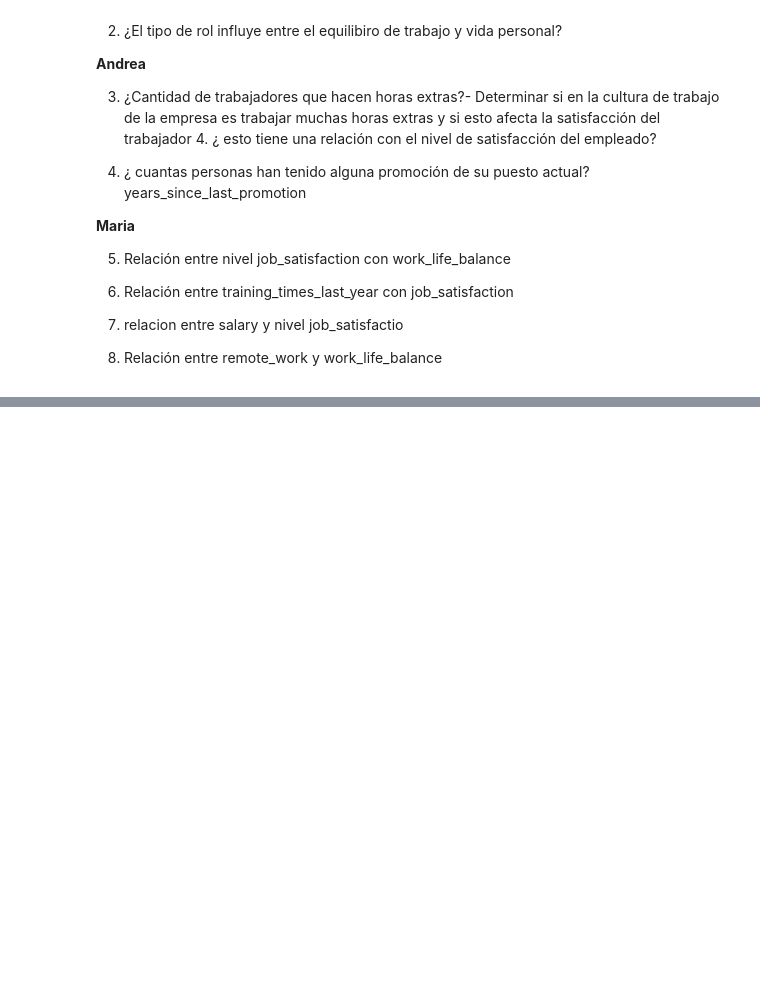
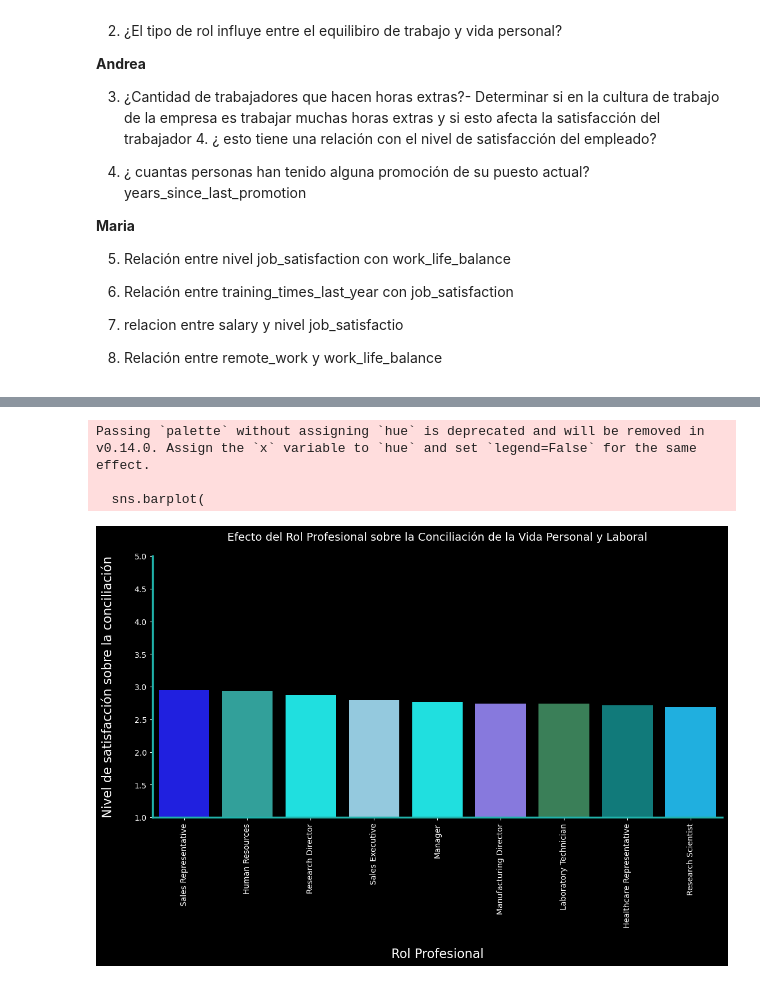
Before and after one commit to Paulamc1695/proyecto_da_promo_J_modulo_3, a Jupyter notebook: Fase_6.Analisis_estadisticos.ipynb, the cells around one changed output, grey strips where cells are left out. Drawn from its saved outputs; the diff is of its cells as text; code cells hidden in the pictures; blank space fills up the shorter version.

```diff
--- a/Fase_6.Analisis_estadisticos.ipynb
+++ b/Fase_6.Analisis_estadisticos.ipynb
@@ -120,0 +211,3 @@ Tener en cuenta en el proceso de análisis:
+# %%
+df_rol_conciliacion = df_HR_prueba.groupby("job_role")["work_life_balance"].mean().reset_index()
+df_rol_conciliacion.head()
@@ -120,0 +221,3 @@ Tener en cuenta en el proceso de análisis:
+# %%
+roles_ordenados = df_rol_conciliacion.sort_values("work_life_balance", ascending=False)
+roles_ordenados.head()
@@ -120,0 +231,49 @@ Tener en cuenta en el proceso de análisis:
+# %%
+mar_palette = ["blue", "lightseagreen", "aqua", "skyblue", "cyan", "mediumslateblue", "seagreen", "darkcyan", "deepskyblue", "mediumturquoise"]
+sns.set_palette(mar_palette)
+
+
+fig, ax = plt.subplots(figsize=(13, 6))
+fig.patch.set_facecolor('black')
+ax.set_facecolor('black')
+
+
+sns.barplot(
+    x="job_role",
+    y="work_life_balance",
+    data=roles_ordenados,
+    ax=ax,
+    order=roles_ordenados["job_role"],
+    palette=mar_palette
+)
+
+
+ax.set_ylim(bottom=1, top=5)
+
+
+ax.set_xlabel("Rol Profesional", fontsize=16, color='white',labelpad=25)
+ax.set_ylabel("Nivel de satisfacción sobre la conciliación", fontsize=16, color='white',labelpad=25)
+
+
+ax.spines['top'].set_visible(False)
+ax.spines['right'].set_visible(False)
+ax.spines['left'].set_linewidth(2.5)
+ax.spines['bottom'].set_linewidth(2.5)
+ax.spines['left'].set_color('lightseagreen')
+ax.spines['bottom'].set_color('lightseagreen')
+
+
+ax.tick_params(axis='x', colors='white')
+ax.tick_params(axis='y', colors='white')
+plt.xticks(rotation=90)
+
+
+ax.set_title('Efecto del Rol Profesional sobre la Conciliación de la Vida Personal y Laboral', fontsize=14, color='white', pad=20)
+
+
+plt.show()
+# %% [output]
+Passing `palette` without assigning `hue` is deprecated and will be removed in v0.14.0. Assign the `x` variable to `hue` and set `legend=False` for the same effect.
+
+  sns.barplot(
+[figure, added]
```
Also changed, not shown: parts of 30 cells of this notebook.
